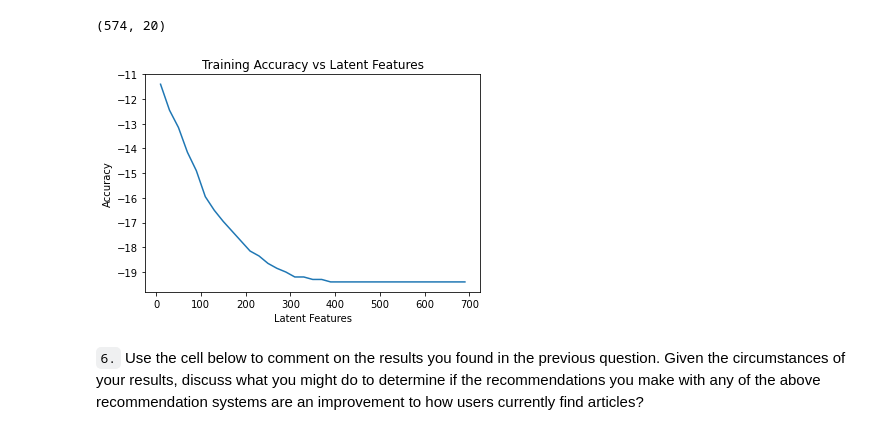
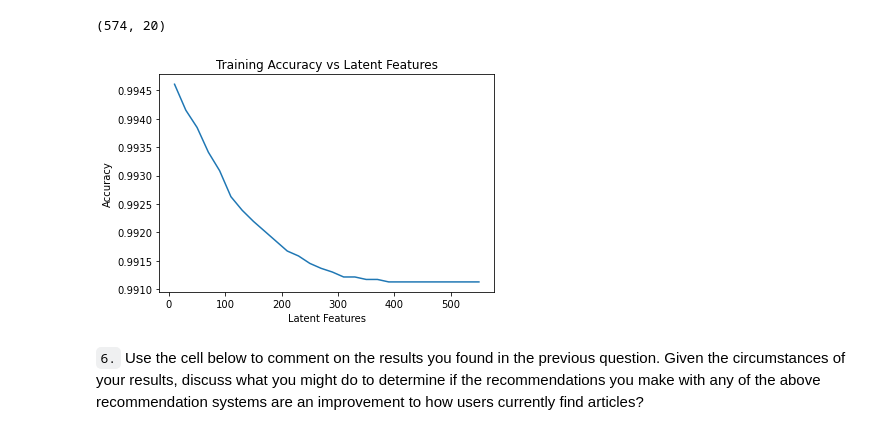
Before and after one commit to Xiangning-Bu/Data-Scientist--Udacity, a Jupyter notebook: Recommendations_with_IBM/Recommendations_with_IBM.ipynb, the cells around one changed output. Cells and saved outputs as stored; diff of their text form; code cells hidden in the pictures.

```diff
--- a/Recommendations_with_IBM/Recommendations_with_IBM.ipynb
+++ b/Recommendations_with_IBM/Recommendations_with_IBM.ipynb
@@ -830,29 +821,29 @@ articles_idx_index= np.where(np.in1d(user_item_train.columns,articles_idx))[0]
 # %%
 # Use these cells to see how well you can use the training
 # decomposition to predict on test data
-num_latent_feats2 = np.arange(10, 710, 20)
+num_latent_feats2 = np.arange(10, 570, 20)
 sum_errs = []
 
 for k in num_latent_feats2:
     # restructure with k latent features
     s_new, u_new, vt_new = np.diag(s_train[:k]), u_train[user_idx_index, :k], vt_train[:k, articles_idx_index]
 
     # take dot product
     user_item_est = np.around(np.dot(np.dot(u_new, s_new), vt_new))
 
     # compute error for each prediction to actual value
     diffs = np.subtract(user_item_subset, user_item_est)
 
     # total errors and keep track of them
     err = np.sum(np.sum(np.abs(diffs)))
     sum_errs.append(err)
 
-plt.plot(num_latent_feats2, 1 - np.array(sum_errs)/user_item_subset.shape[0]);
+plt.plot(num_latent_feats2, 1 - np.array(sum_errs)/df.shape[0]);
 plt.xlabel('Latent Features');
 plt.ylabel('Accuracy');
 plt.title('Training Accuracy vs Latent Features');
 # %% [output]
-[figure, old version]
+[figure, new version]
 # %% [markdown]
 `6.` Use the cell below to comment on the results you found in the previous question. Given the circumstances of your results, discuss what you might do to determine if the recommendations you make with any of the above recommendation systems are an improvement to how users currently find articles?
 # %% [markdown]
```
Also changed, not shown: parts of 8 cells of this notebook, 1 other file.
